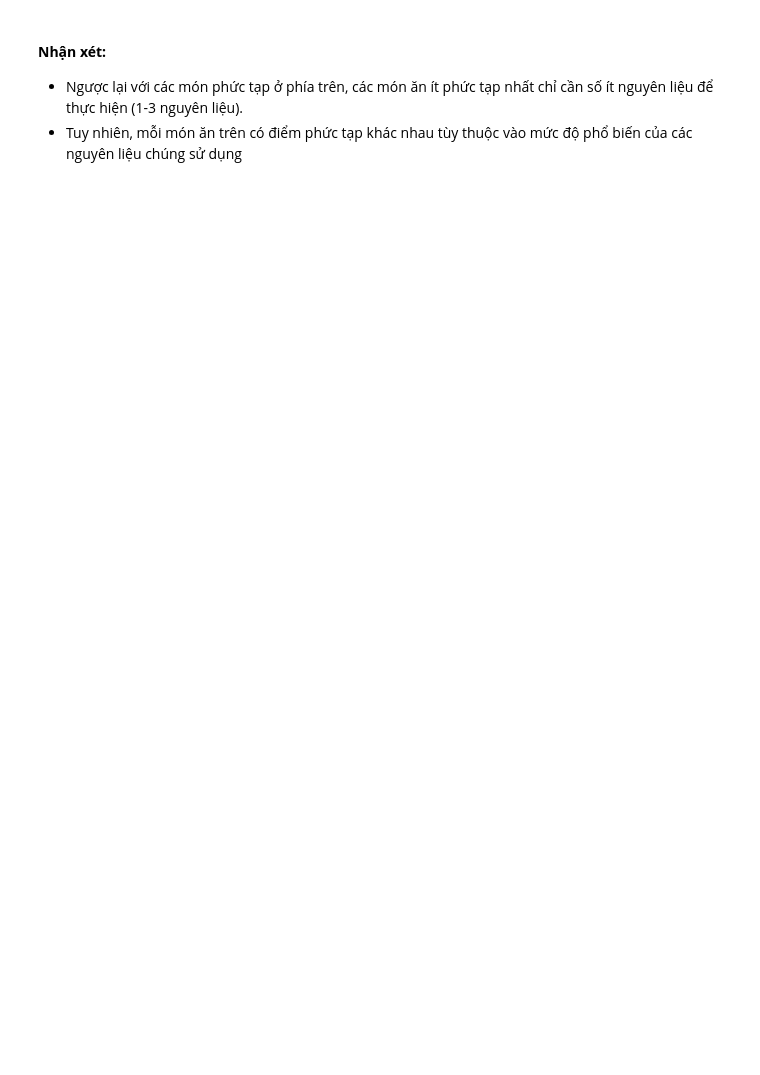
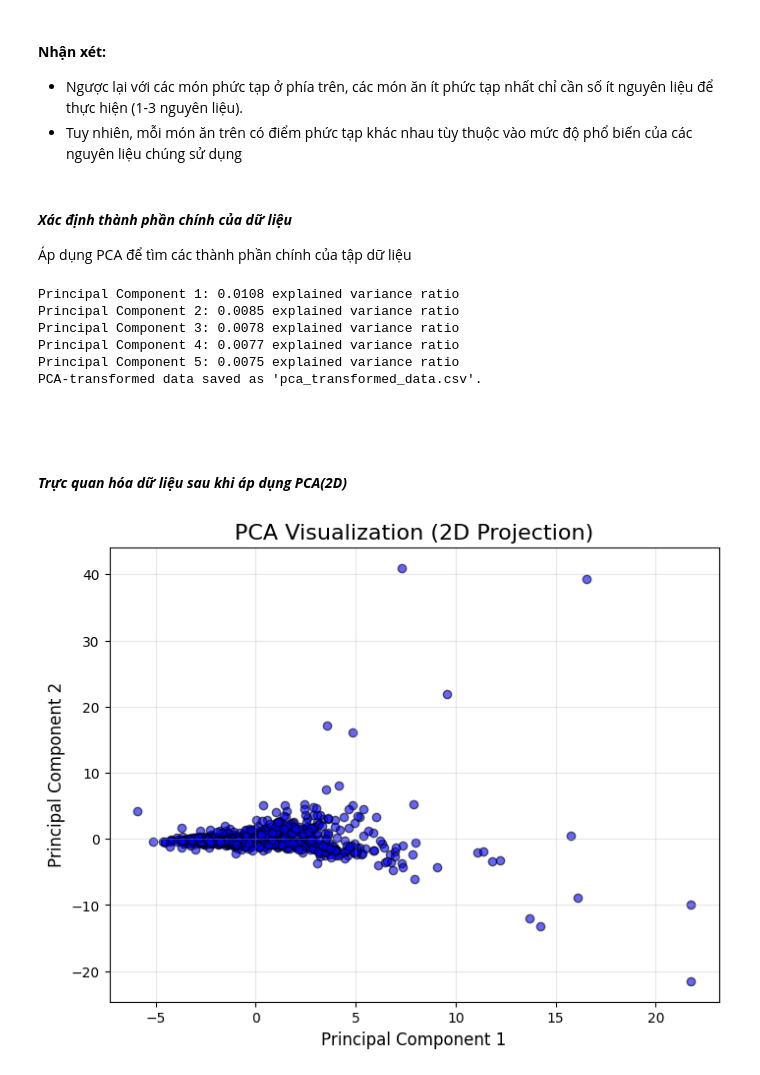
Before and after one commit to richardnguyen0715/IngredientsAnalysisAndRecommendationSystem, a Jupyter notebook: Source/Data Exploration/DataExploration.ipynb, the cells around one changed output. Saved outputs shown, nothing was run; the diff lists cells and outputs as text; code cells hidden in the pictures; blank space fills up the shorter version.

Commit message:
Tri_Update_DataExploration

```diff
--- a/Source/Data Exploration/DataExploration.ipynb
+++ b/Source/Data Exploration/DataExploration.ipynb
@@ -512,3 +557,61 @@ print(result)
 #### **Nhận xét:**
 - Ngược lại với các món phức tạp ở phía trên, các món ăn ít phức tạp nhất chỉ cần số ít nguyên liệu để thực hiện (1-3 nguyên liệu).
 - Tuy nhiên, mỗi món ăn trên có điểm phức tạp khác nhau tùy thuộc vào mức độ phổ biến của các nguyên liệu chúng sử dụng
+# %% [markdown]
+#### ___Xác định thành phần chính của dữ liệu___
+
+Áp dụng PCA để tìm các thành phần chính của tập dữ liệu
+# %%
+import pandas as pd
+from sklearn.decomposition import PCA
+from sklearn.preprocessing import StandardScaler
+
+
+
+# Drop the "Name of dish" column
+ingredients_data = raw_df.drop(columns=["Name of dish"])
+
+# Standardize the data
+scaler = StandardScaler()
+ingredients_scaled = scaler.fit_transform(ingredients_data)
+
+# Apply PCA
+pca = PCA()
+pca_result = pca.fit_transform(ingredients_scaled)
+
+# Extract the explained variance ratio
+explained_variance_ratio = pca.explained_variance_ratio_
+
+# Display explained variance ratio for the top 5 components
+for i, variance in enumerate(explained_variance_ratio[:5], start=1):
+    print(f"Principal Component {i}: {variance:.4f} explained variance ratio")
+
+# (Optional) Save the PCA-transformed data to a file
+pca_transformed_df = pd.DataFrame(pca_result, columns=[f"PC{i+1}" for i in range(pca_result.shape[1])])
+pca_transformed_df.to_csv('F:/NM_KHDL/IntroDS-FinalPro-HandlingReal-WorldProblems/Source/Assert/pca_transformed_data.csv', index=False)
+print("PCA-transformed data saved as 'pca_transformed_data.csv'.")
+# %% [output]
+Principal Component 1: 0.0108 explained variance ratio
+Principal Component 2: 0.0085 explained variance ratio
+Principal Component 3: 0.0078 explained variance ratio
+Principal Component 4: 0.0077 explained variance ratio
+Principal Component 5: 0.0075 explained variance ratio
+PCA-transformed data saved as 'pca_transformed_data.csv'.
+# %% [markdown]
+####
+# %% [markdown]
+#### ___Trực quan hóa dữ liệu sau khi áp dụng PCA(2D)___
+# %%
+pca_2d = PCA(n_components=2)
+pca_2d_result = pca_2d.fit_transform(ingredients_scaled)
+
+# Scatter plot of the first two principal components
+plt.figure(figsize=(8, 6))
+plt.scatter(pca_2d_result[:, 0], pca_2d_result[:, 1], alpha=0.6, color='blue', edgecolor='k')
+plt.title("PCA Visualization (2D Projection)", fontsize=16)
+plt.xlabel("Principal Component 1", fontsize=12)
+plt.ylabel("Principal Component 2", fontsize=12)
+plt.grid(alpha=0.3)
+plt.show()
+# %% [output]
+[figure, added]
```
Also changed, not shown: parts of 20 cells of this notebook.
